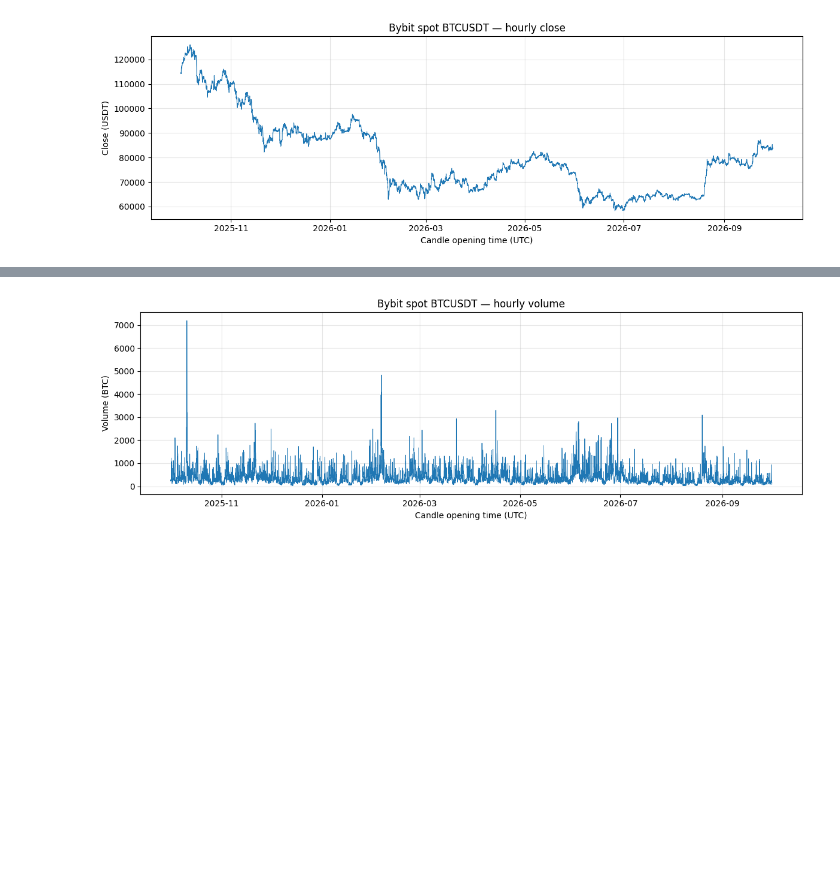
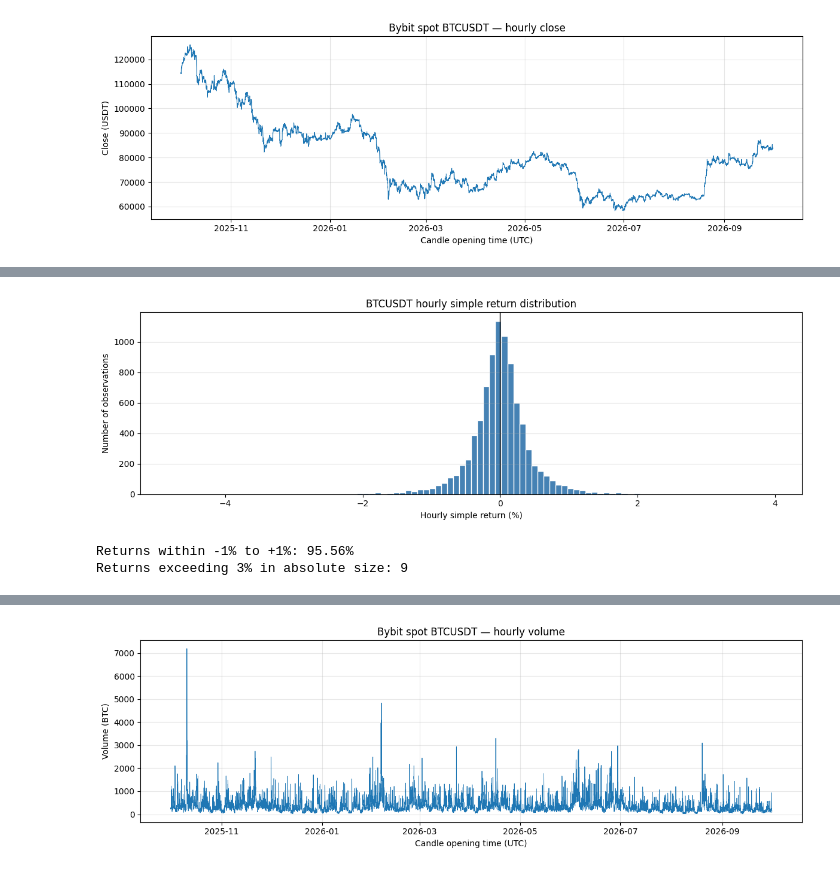
Before and after one commit to puckmandestroyer/trading-lab, a Jupyter notebook: notebooks/01_data_exploration.ipynb, the cells around one changed output, grey strips where cells are left out. Cells and saved outputs as stored; diff of their text form; code cells hidden in the pictures; blank space fills up the shorter version.

```diff
--- a/notebooks/01_data_exploration.ipynb
+++ b/notebooks/01_data_exploration.ipynb
@@ -202,0 +195,7 @@ Plot hourly traded BTC volume. Large spikes are observations to investigate, not
+# %%
+df = raw_df.copy()
+df["simple_return"] = df["close"].pct_change(fill_method=None)
+
+print("Valid hourly returns:", df["simple_return"].count())
+print("Missing returns (expected first row only):", df["simple_return"].isna().sum())
+df[["timestamp", "close", "simple_return"]].head()
@@ -202,0 +217,6 @@ Plot hourly traded BTC volume. Large spikes are observations to investigate, not
+# %%
+previous_close = df["close"].shift(1)
+price_ratio = df["close"] / previous_close
+df["log_return"] = np.log(price_ratio)
+
+df[["timestamp", "simple_return", "log_return"]].head()
@@ -202,0 +242,19 @@ Plot hourly traded BTC volume. Large spikes are observations to investigate, not
+# %%
+hourly_returns = df["simple_return"].dropna()
+return_statistics = pd.Series({
+    "Mean": hourly_returns.mean(),
+    "Median": hourly_returns.median(),
+    "Variance (sample, ddof=1)": hourly_returns.var(ddof=1),
+    "Standard deviation (sample, ddof=1)": hourly_returns.std(ddof=1),
+    "Minimum": hourly_returns.min(),
+    "Maximum": hourly_returns.max(),
+    "5th percentile": hourly_returns.quantile(0.05),
+    "25th percentile": hourly_returns.quantile(0.25),
+    "75th percentile": hourly_returns.quantile(0.75),
+    "95th percentile": hourly_returns.quantile(0.95),
+}, name="Value (decimal; variance squared)")
+
+display(return_statistics.to_frame().style.format("{:.10f}"))
+print(f"Mean hourly return: {hourly_returns.mean():.6%}")
+print(f"Median hourly return: {hourly_returns.median():.6%}")
+print(f"Hourly return standard deviation: {hourly_returns.std(ddof=1):.6%}")
@@ -202,0 +282,17 @@ Plot hourly traded BTC volume. Large spikes are observations to investigate, not
+# %%
+fig, ax = plt.subplots(figsize=(12, 4))
+ax.hist(hourly_returns * 100, bins=100, color="steelblue", edgecolor="white")
+ax.axvline(0, color="black", linewidth=1)
+ax.set(title="BTCUSDT hourly simple return distribution", xlabel="Hourly simple return (%)", ylabel="Number of observations")
+ax.grid(axis="y", alpha=0.3)
+fig.tight_layout()
+plt.show()
+
+within_one_percent = hourly_returns.abs().le(0.01).mean()
+beyond_three_percent = hourly_returns.abs().gt(0.03).sum()
+print(f"Returns within -1% to +1%: {within_one_percent:.2%}")
+print("Returns exceeding 3% in absolute size:", beyond_three_percent)
+# %% [output]
+[figure, added]
+Returns within -1% to +1%: 95.56%
+Returns exceeding 3% in absolute size: 9
```
Also changed, not shown: parts of 40 cells of this notebook, 3 other files.
